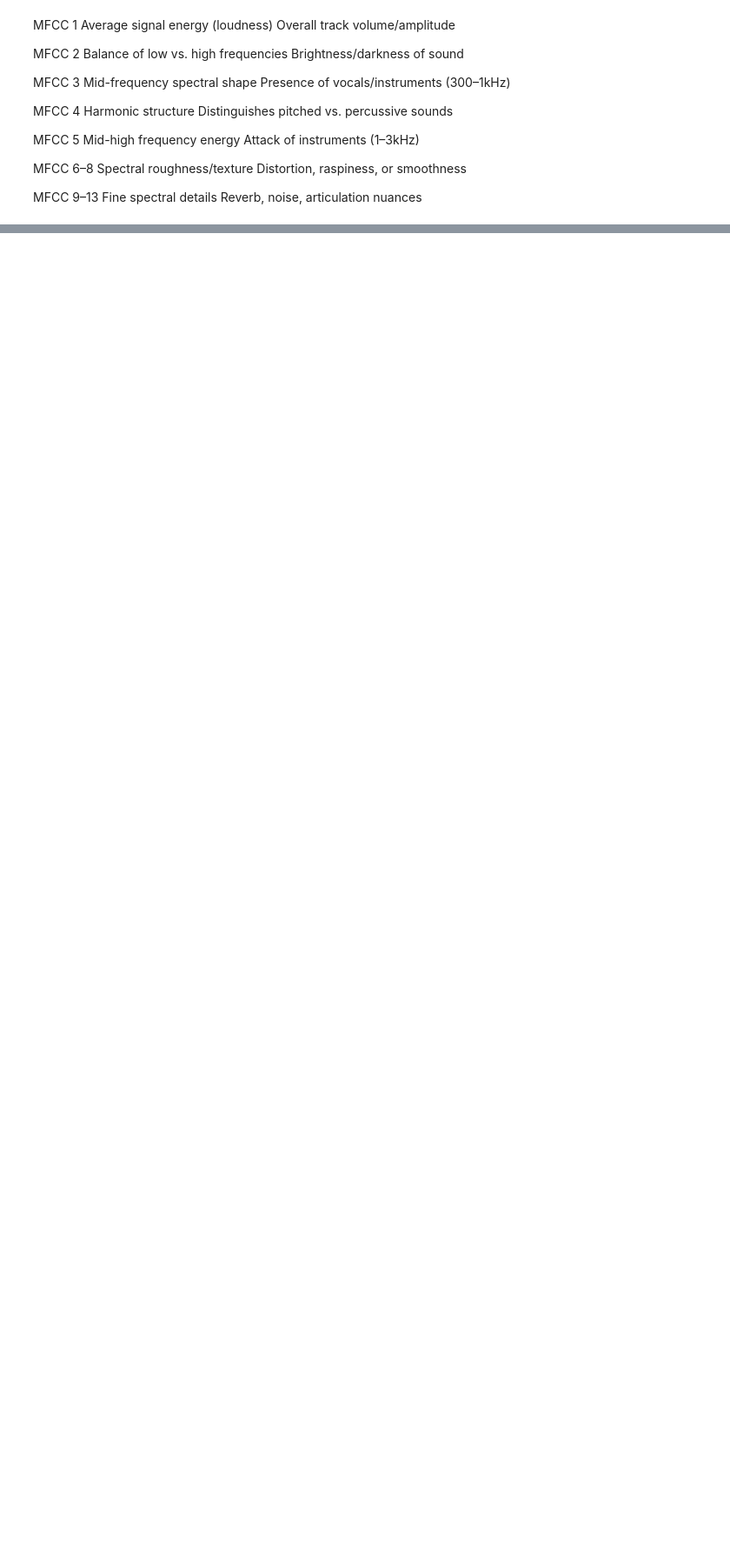
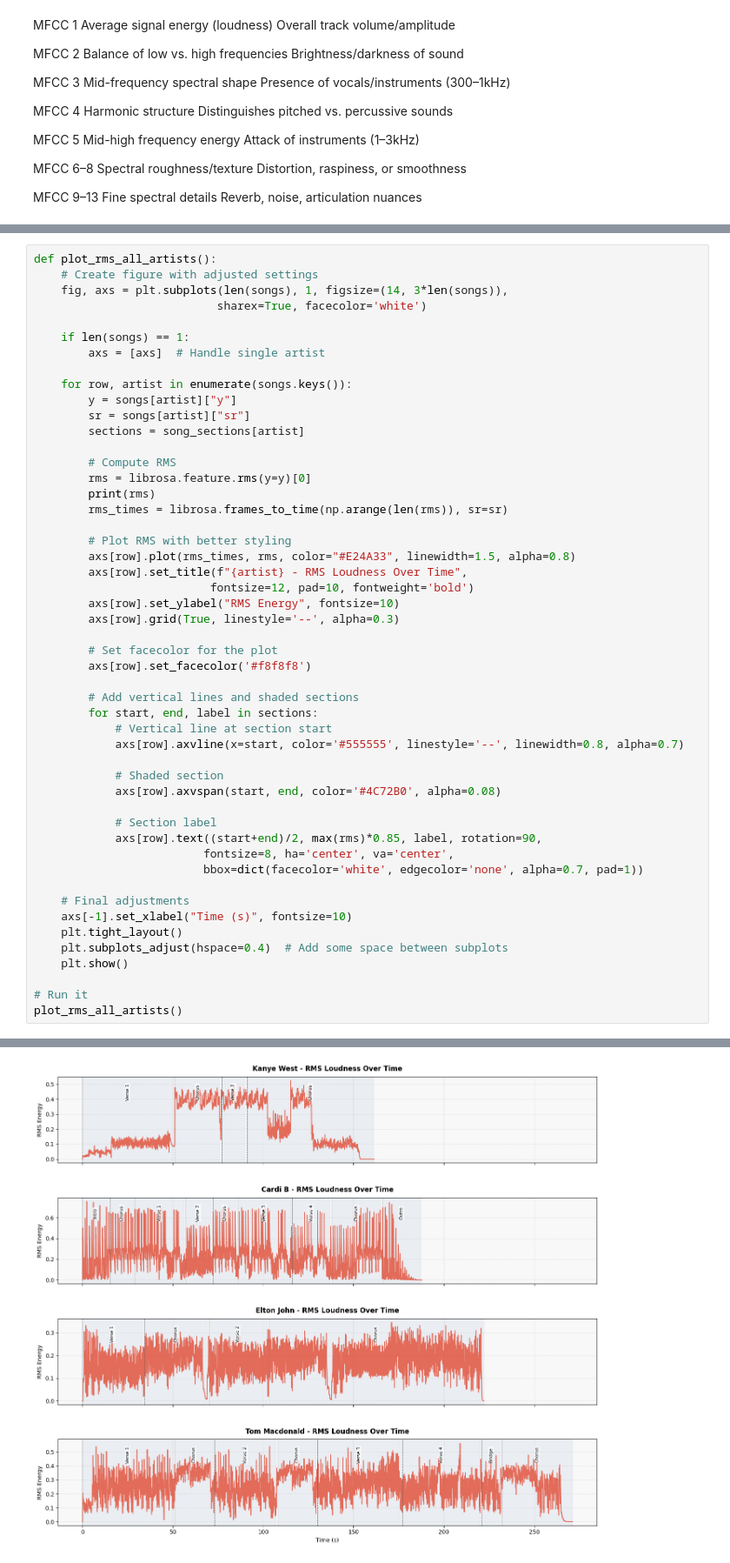
Before and after one commit to jchoi0406/musictransformationanalysis, a Jupyter notebook: audio_analysis.ipynb, the cells around one changed output, grey strips where cells are left out. Shown at 87% size. Drawn from its saved outputs; the diff is of its cells as text; blank space fills up the shorter version.

```diff
--- a/audio_analysis.ipynb
+++ b/audio_analysis.ipynb
@@ -342,0 +313,51 @@ TypeError: 'int' object is not subscriptable
+# %%
+def plot_rms_all_artists():
+    # Create figure with adjusted settings
+    fig, axs = plt.subplots(len(songs), 1, figsize=(14, 3*len(songs)),
+                           sharex=True, facecolor='white')
+
+    if len(songs) == 1:
+        axs = [axs]  # Handle single artist
+
+    for row, artist in enumerate(songs.keys()):
+        y = songs[artist]["y"]
+        sr = songs[artist]["sr"]
+        sections = song_sections[artist]
+
+        # Compute RMS
+        rms = librosa.feature.rms(y=y)[0]
+        print(rms)
+        rms_times = librosa.frames_to_time(np.arange(len(rms)), sr=sr)
+
+        # Plot RMS with better styling
+        axs[row].plot(rms_times, rms, color="#E24A33", linewidth=1.5, alpha=0.8)
+        axs[row].set_title(f"{artist} - RMS Loudness Over Time",
+                          fontsize=12, pad=10, fontweight='bold')
+        axs[row].set_ylabel("RMS Energy", fontsize=10)
+        axs[row].grid(True, linestyle='--', alpha=0.3)
+
+        # Set facecolor for the plot
+        axs[row].set_facecolor('#f8f8f8')
+
+        # Add vertical lines and shaded sections
+        for start, end, label in sections:
+            # Vertical line at section start
+            axs[row].axvline(x=start, color='#555555', linestyle='--', linewidth=0.8, alpha=0.7)
+
+            # Shaded section
+            axs[row].axvspan(start, end, color='#4C72B0', alpha=0.08)
+
+            # Section label
+            axs[row].text((start+end)/2, max(rms)*0.85, label, rotation=90,
+                         fontsize=8, ha='center', va='center',
+                         bbox=dict(facecolor='white', edgecolor='none', alpha=0.7, pad=1))
+
+    # Final adjustments
+    axs[-1].set_xlabel("Time (s)", fontsize=10)
+    plt.tight_layout()
+    plt.subplots_adjust(hspace=0.4)  # Add some space between subplots
+    plt.show()
+
+# Run it
+plot_rms_all_artists()
+# %% [output]
@@ -342,0 +371 @@ TypeError: 'int' object is not subscriptable
+[figure, added]
```
Also changed, not shown: parts of 14 cells of this notebook, 5 other files.
